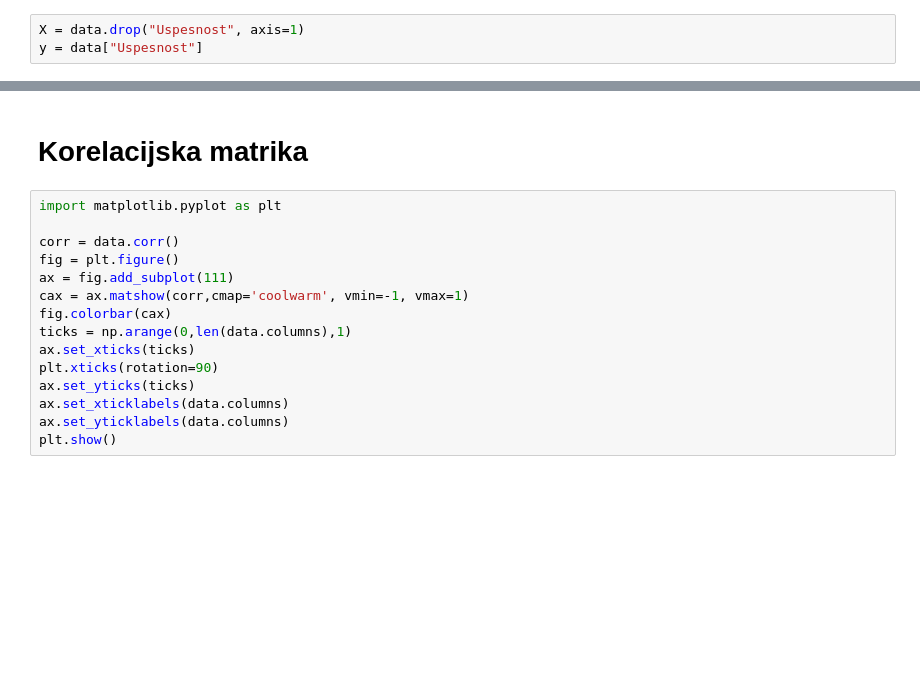
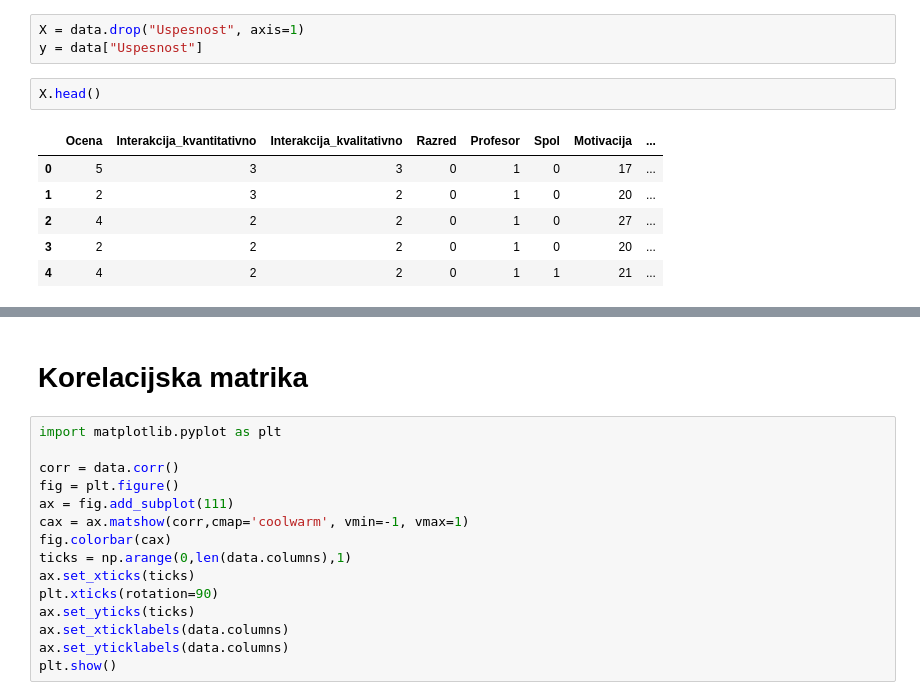
Before and after one commit to borbregant/ai_tandem_learning, a Jupyter notebook: feature_importance.ipynb, the cells around one changed output, grey strips where cells are left out. Drawn from its saved outputs; the diff is of its cells as text; blank space fills up the shorter version.

```diff
--- a/feature_importance.ipynb
+++ b/feature_importance.ipynb
@@ -19,5 +19,14 @@ plt.show()
 # %%
 X = data.drop("Uspesnost", axis=1)
 y = data["Uspesnost"]
+# %%
+X.head()
+# %% [output]
+|  | Ocena | Interakcija_kvantitativno | Interakcija_kvalitativno | Razred | Profesor | Spol | Motivacija | ... |
+| 0 | 5 | 3 | 3 | 0 | 1 | 0 | 17 | ... |
+| 1 | 2 | 3 | 2 | 0 | 1 | 0 | 20 | ... |
+| 2 | 4 | 2 | 2 | 0 | 1 | 0 | 27 | ... |
+| 3 | 2 | 2 | 2 | 0 | 1 | 0 | 20 | ... |
+| 4 | 4 | 2 | 2 | 0 | 1 | 1 | 21 | ... |
 # %%
 from sklearn.feature_selection import mutual_info_classif
```
Also changed, not shown: parts of 10 cells of this notebook, 3 other files.
